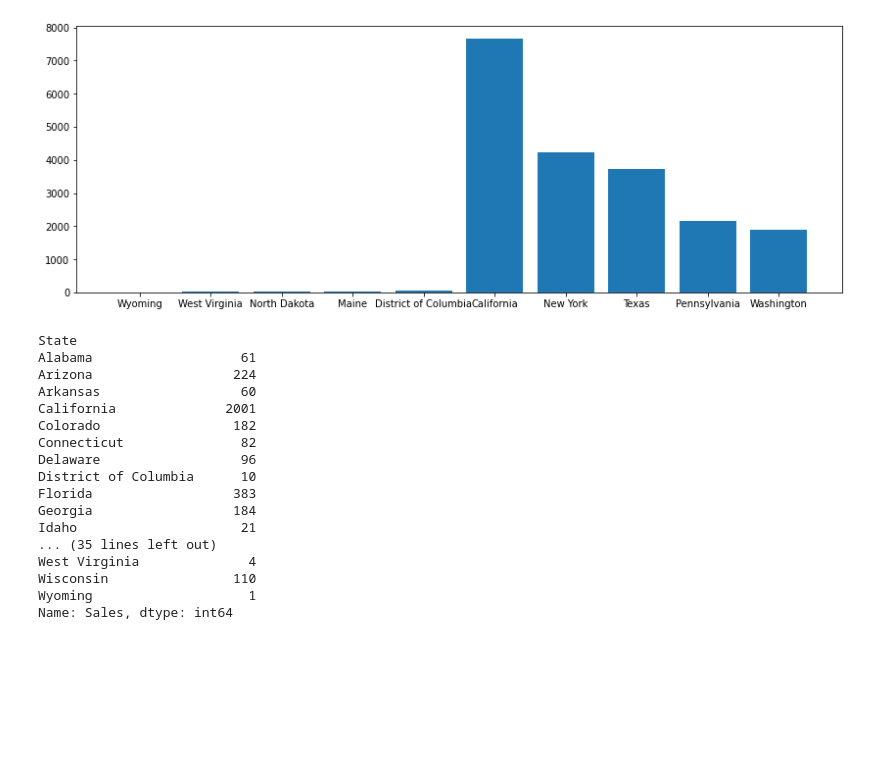
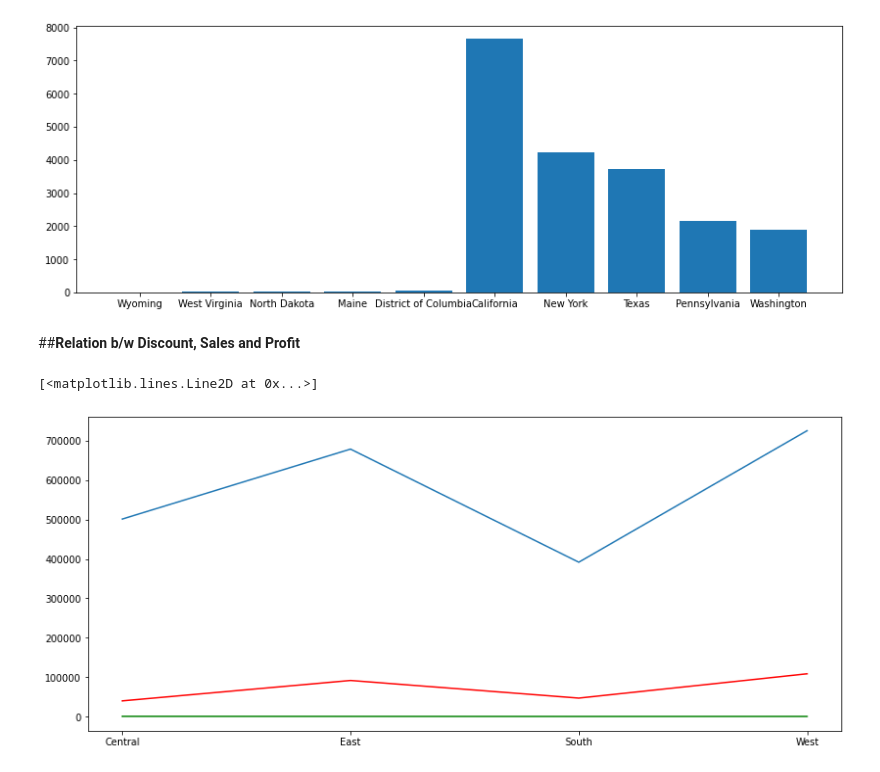
Before and after one commit to sury1999/Data-Analysis-Projects, a Jupyter notebook: Grip_Task_3_Exploratory_Data_Analysis.ipynb, the cells around one changed output. Cells and saved outputs as stored; diff of their text form; code cells hidden in the pictures; blank space fills up the shorter version.

```diff
--- a/Grip_Task_3_Exploratory_Data_Analysis.ipynb
+++ b/Grip_Task_3_Exploratory_Data_Analysis.ipynb
@@ -95,23 +109,13 @@ ax.bar(x3, y3)
 # %% [output]
 <BarContainer object of 10 artists>
 [figure]
-# %%
-df.groupby('State')['Sales'].count()
-# %% [output]
-State
-Alabama                   61
-Arizona                  224
-Arkansas                  60
-California              2001
-Colorado                 182
-Connecticut               82
-Delaware                  96
-District of Columbia      10
-Florida                  383
-Georgia                  184
-Idaho                     21
-... (35 lines left out)
-West Virginia              4
-Wisconsin                110
-Wyoming                    1
-Name: Sales, dtype: int64
+# %% [markdown]
+##**Relation b/w Discount, Sales and Profit**
+# %%
+fig, ax = plt.subplots(figsize=(14,6))
+plt.plot(df.groupby('Region')['Sales'].sum())
+plt.plot(df.groupby('Region')['Profit'].sum(), 'r')
+plt.plot(df.groupby('Region')['Discount'].sum(), color='green')
+# %% [output]
+[<matplotlib.lines.Line2D at 0x...>]
+[figure, added]
```
Also changed, not shown: parts of 3 cells of this notebook.
